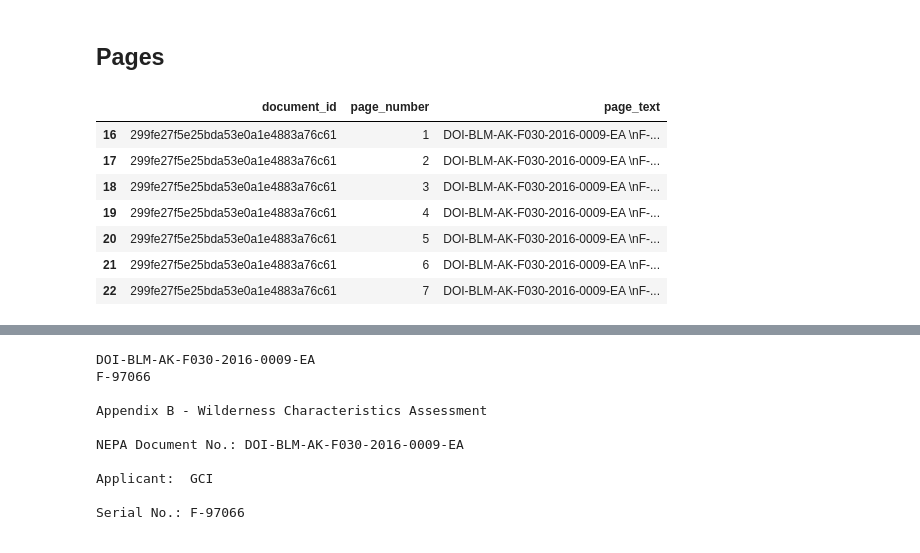
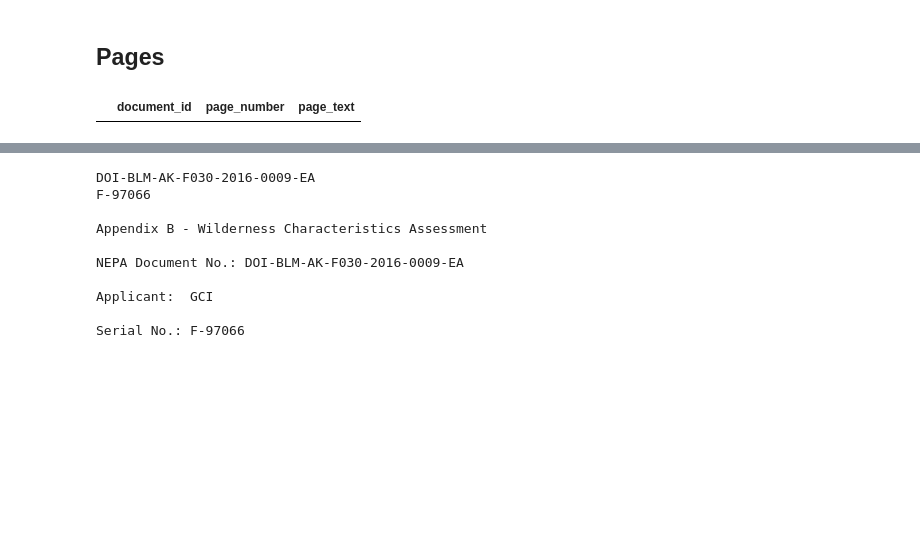
Before and after one commit to kaseyzapatka/nepa, a Jupyter notebook: code/ea_analysis.ipynb, the cells around one changed output, grey strips where cells are left out. Saved outputs shown, nothing was run; the diff lists cells and outputs as text; code cells hidden in the pictures; blank space fills up the shorter version.

```diff
--- a/code/ea_analysis.ipynb
+++ b/code/ea_analysis.ipynb
@@ -302,27 +298,22 @@ documents_filtered
 ## Pages
 # %%
 
-target_id = "299fe27f5e25bda53e0a1e4883a76c61" # coldfoot DR
-target_id = "299fe27f5e25bda53e0a1e4883a76c61" # coldfoot DR
-target_id = "299fe27f5e25bda53e0a1e4883a76c61" # coldfoot DR
+#target_id = "299fe27f5e25bda53e0a1e4883a76c61" # coldfoot DR
+#target_id = "299fe27f5e25bda53e0a1e4883a76c61" # coldfoot DR
+#target_id = "299fe27f5e25bda53e0a1e4883a76c61" # coldfoot DR
+#target_id = "3f8157061aad8329a396eeb621e6359b" # Chevron FONSI
+target_id = "0245dad9b0b4fc0c8b19d2069077f4d6" # Chevron FONSI
 
 # coldfoot       'value': '6e9fc6608e30977c74305d2a98628a13'
 # Lenhardt_Wells 'value': 'e1f95fc5d710fea657ab131cb5b63f9c'
 # Balboa Well    'value': 'a48fc2e9268e31474c3ef9a1a40d2d5d'
 
 pages_filtered = pages.loc[
     pages["document_id"] == target_id
 ]
 
 pages_filtered
 # %% [output]
 |  | document_id | page_number | page_text |
-| 16 | 299fe27f5e25bda53e0a1e4883a76c61 | 1 | DOI-BLM-AK-F030-2016-0009-EA \nF-... |
-| 17 | 299fe27f5e25bda53e0a1e4883a76c61 | 2 | DOI-BLM-AK-F030-2016-0009-EA \nF-... |
-| 18 | 299fe27f5e25bda53e0a1e4883a76c61 | 3 | DOI-BLM-AK-F030-2016-0009-EA \nF-... |
-| 19 | 299fe27f5e25bda53e0a1e4883a76c61 | 4 | DOI-BLM-AK-F030-2016-0009-EA \nF-... |
-| 20 | 299fe27f5e25bda53e0a1e4883a76c61 | 5 | DOI-BLM-AK-F030-2016-0009-EA \nF-... |
-| 21 | 299fe27f5e25bda53e0a1e4883a76c61 | 6 | DOI-BLM-AK-F030-2016-0009-EA \nF-... |
-| 22 | 299fe27f5e25bda53e0a1e4883a76c61 | 7 | DOI-BLM-AK-F030-2016-0009-EA \nF-... |
 # %%
 # Loop through first 15 rows
```
Also changed, not shown: parts of 3 cells of this notebook, 13 other files.
